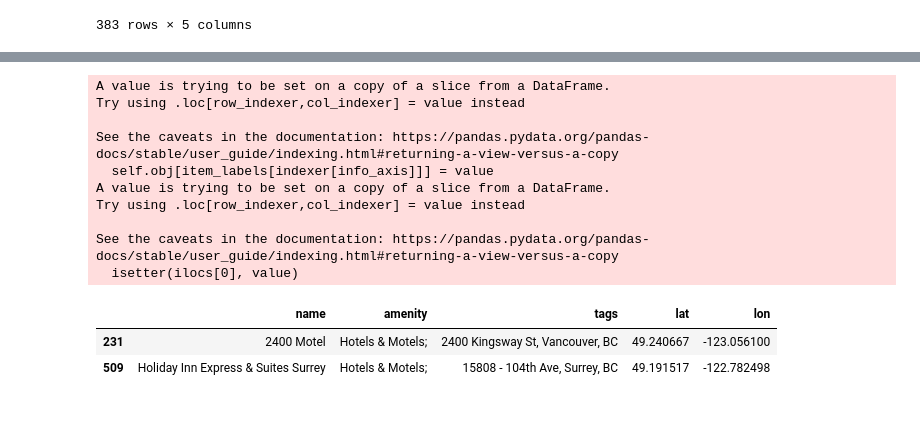
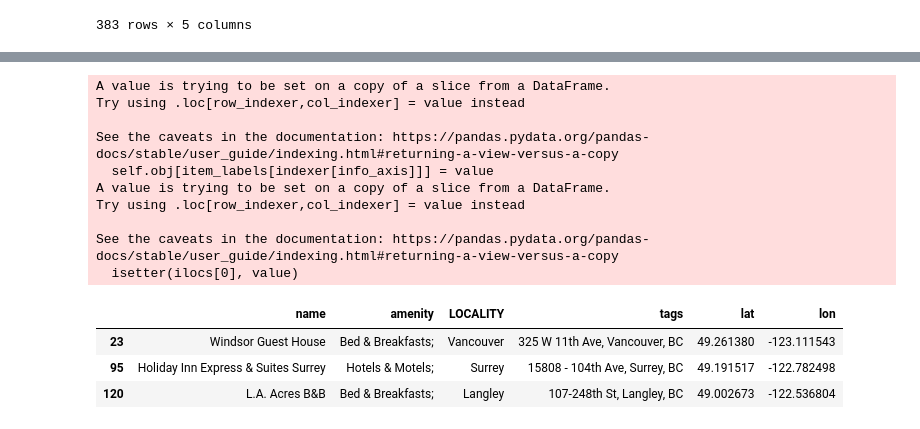
Before and after one commit to amayzheng98/Vancouver-Amenities-Cleaner, a Jupyter notebook: cluster-nearest-hotels.ipynb, the cells around one changed output, grey strips where cells are left out. Drawn from its saved outputs; the diff is of its cells as text; code cells hidden in the pictures.

```diff
--- a/cluster-nearest-hotels.ipynb
+++ b/cluster-nearest-hotels.ipynb
@@ -143,0 +159,4 @@ transport_center = kmeans.cluster_centers_
+# %%
+X = alcohol_amenities[['lat','lon']].values
+# use Within-Cluster-Sum-of-Squares (WCSS)
+wcss=[]
@@ -143,0 +190,4 @@ transport_center = kmeans.cluster_centers_
+# %%
+# graph shows cluster = 2 is a good number
+kmeans = KMeans(n_clusters=3, init ='k-means++')
+y_kmeans = kmeans.fit_predict(X)
@@ -144,11 +208,15 @@ transport_center = kmeans.cluster_centers_
 # %%
 # convert the cluster center locations into pandas dataframe
-frozen_desserts_center
-frozen_dessert_amenity = np.array([['frozen dessert'],['frozen dessert']])
-frozen_desserts_center = np.append(frozen_desserts_center, frozen_dessert_amenity, axis=1)
+food_chains_center
+food_chain_amenity = np.array([['food chain'],['food chain'],['food chain']])
+food_chains_center = np.append(food_chains_center, food_chain_amenity, axis=1)
 transport_center
 transport_amenity = np.array([['transport'],['transport'],['transport']])
 transport_center = np.append(transport_center, transport_amenity, axis=1)
-clusters = np.concatenate((frozen_desserts_center,transport_center))
+alcohol_center
+alcohol_amenity = np.array([['alcohol'],['alcohol'],['alcohol']])
+alcohol_center = np.append(alcohol_center, alcohol_amenity, axis=1)
+clusters = np.concatenate((food_chains_center,transport_center))
+clusters = np.concatenate((clusters,alcohol_center))
 clusters
 # %% [output]
@@ -202,41 +279,50 @@ def closest(data, v):
 hotel_location = hotel_df.filter(items=['lat','lon'])
 hotel_location = hotel_location.to_dict('records')
 # %%
-# find closest hotel location for the two cluster centers of frozen desserts
-desserts = cluster_centers[cluster_centers['amenity'] =='frozen dessert']
-desserts.loc[:, ('lat')] = desserts.loc[:, ('lat')].astype(float)
-desserts.loc[:, ('lon')] = desserts.loc[:, ('lon')].astype(float)
-desserts = desserts.drop(columns=['amenity'])
-desserts = desserts.to_dict('records')
-close1 = closest(hotel_location, desserts[0])
-close2 = closest(hotel_location, desserts[1])
+# find closest hotel location for the two cluster centers of food chains
+food_chain = cluster_centers[cluster_centers['amenity'] =='food chain']
+food_chain.loc[:, ('lat')] = food_chain.loc[:, ('lat')].astype(float)
+food_chain.loc[:, ('lon')] = food_chain.loc[:, ('lon')].astype(float)
+food_chain = food_chain.drop(columns=['amenity'])
+food_chain = food_chain.to_dict('records')
+close1 = closest(hotel_location, food_chain[0])
+close2 = closest(hotel_location, food_chain[1])
+close3 = closest(hotel_location, food_chain[2])
 
 closest_hotels1 = pd.DataFrame(list(close1.items()))
 closest_hotels1 = closest_hotels1.T
 closest_hotels1 = closest_hotels1.rename(columns={0: "lat", 1: "lon"})
 closest_hotels1 = closest_hotels1.drop([0])
 
 closest_hotels2 = pd.DataFrame(list(close2.items()))
 closest_hotels2 = closest_hotels2.T
 closest_hotels2 = closest_hotels2.rename(columns={0: "lat", 1: "lon"})
 closest_hotels2 = closest_hotels2.drop([0])
-closest_hotels_desserts = closest_hotels1.append(closest_hotels2)
-closest_hotels_desserts.loc[:, ('lat')] = closest_hotels_desserts.loc[:, ('lat')].astype(float)
-closest_hotels_desserts.loc[:, ('lon')] = closest_hotels_desserts.loc[:, ('lon')].astype(float)
-hotel_desserts = hotel_df.loc[(hotel_df['lat'].isin(closest_hotels_desserts['lat'])) & (hotel_df['lon'].isin(closest_hotels_desserts['lon']))]
-hotel_desserts
+
+closest_hotels3 = pd.DataFrame(list(close3.items()))
+closest_hotels3 = closest_hotels3.T
+closest_hotels3 = closest_hotels3.rename(columns={0: "lat", 1: "lon"})
+closest_hotels3 = closest_hotels3.drop([0])
+
+closest_hotels_food_chain = closest_hotels1.append(closest_hotels2)
+closest_hotels_food_chain = closest_hotels_food_chain.append(closest_hotels3)
+closest_hotels_food_chain.loc[:, ('lat')] = closest_hotels_food_chain.loc[:, ('lat')].astype(float)
+closest_hotels_food_chain.loc[:, ('lon')] = closest_hotels_food_chain.loc[:, ('lon')].astype(float)
+hotel_food_chains = hotel_df.loc[(hotel_df['lat'].isin(closest_hotels_food_chain['lat'])) & (hotel_df['lon'].isin(closest_hotels_food_chain['lon']))]
+hotel_food_chains
 # %% [output]
 A value is trying to be set on a copy of a slice from a DataFrame.
 Try using .loc[row_indexer,col_indexer] = value instead
 
 See the caveats in the documentation: https://pandas.pydata.org/pandas-docs/stable/user_guide/indexing.html#returning-a-view-versus-a-copy
   self.obj[item_labels[indexer[info_axis]]] = value
 A value is trying to be set on a copy of a slice from a DataFrame.
 Try using .loc[row_indexer,col_indexer] = value instead
 
 See the caveats in the documentation: https://pandas.pydata.org/pandas-docs/stable/user_guide/indexing.html#returning-a-view-versus-a-copy
   isetter(ilocs[0], value)
-|  | name | amenity | tags | lat | lon |
-| 231 | 2400 Motel | Hotels & Motels; | 2400 Kingsway St, Vancouver, BC | 49.240667 | -123.056100 |
-| 509 | Holiday Inn Express & Suites Surrey | Hotels & Motels; | 15808 - 104th Ave, Surrey, BC | 49.191517 | -122.782498 |
+|  | name | amenity | LOCALITY | tags | lat | lon |
+| 23 | Windsor Guest House | Bed & Breakfasts; | Vancouver | 325 W 11th Ave, Vancouver, BC | 49.261380 | -123.111543 |
+| 95 | Holiday Inn Express & Suites Surrey | Hotels & Motels; | Surrey | 15808 - 104th Ave, Surrey, BC | 49.191517 | -122.782498 |
+| 120 | L.A. Acres B&B | Bed & Breakfasts; | Langley | 107-248th St, Langley, BC | 49.002673 | -122.536804 |
 # %%
```
Also changed, not shown: parts of 20 cells of this notebook, 2 other files.
